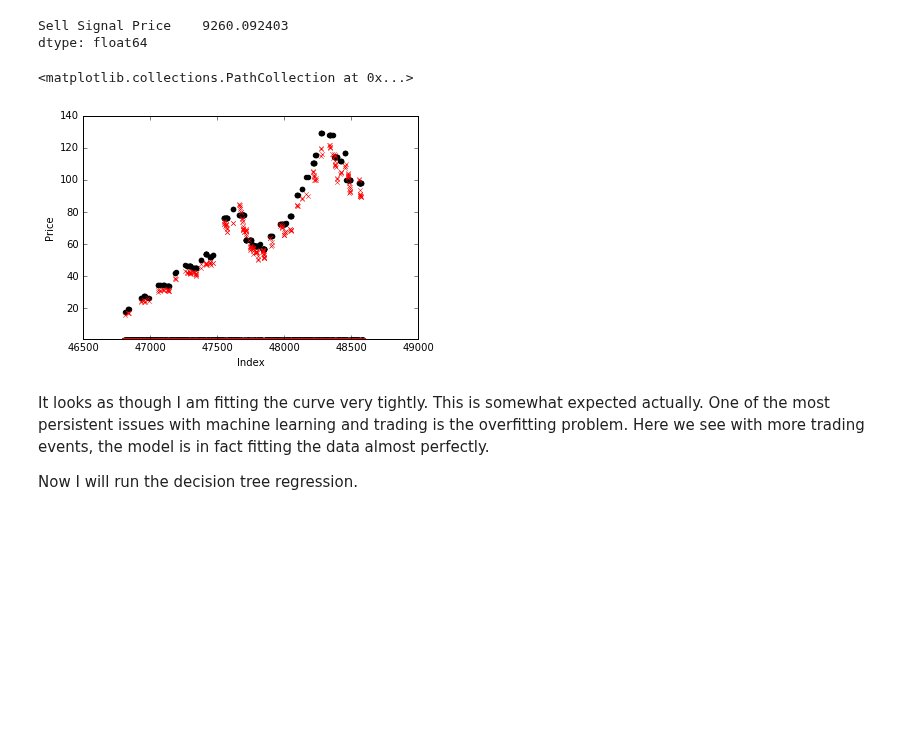
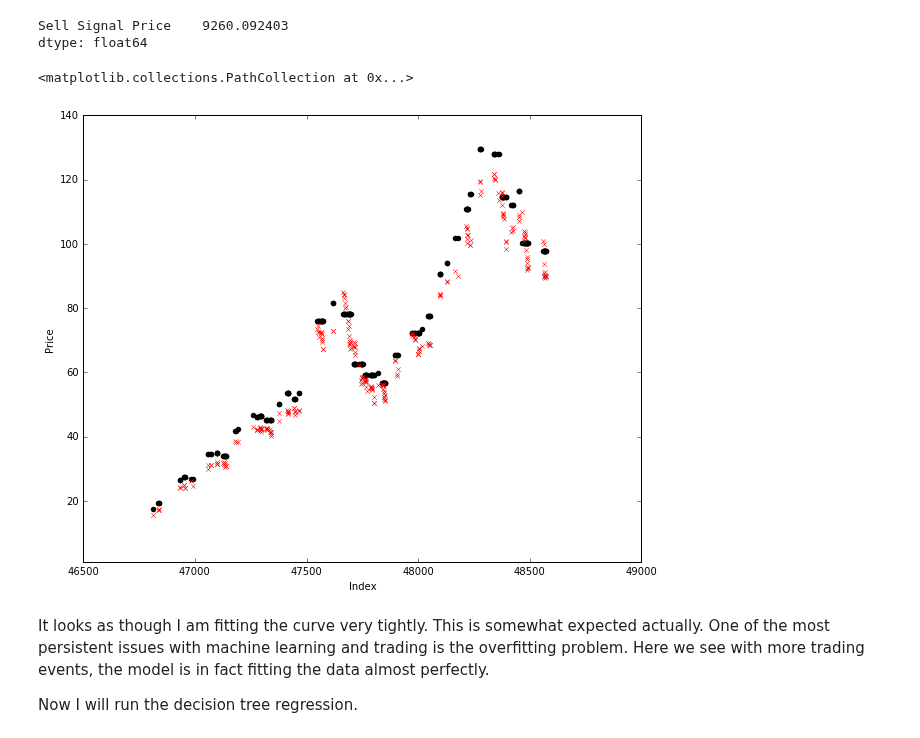
Before and after one commit to theofanislekkas/mlnd, a Jupyter notebook: rsi/Relative Strength Index and Predicting Stock Prices.ipynb, the cells around one changed output. Saved outputs shown, nothing was run; the diff lists cells and outputs as text; code cells hidden in the pictures; blank space fills up the shorter version.

```diff
--- a/rsi/Relative Strength Index and Predicting Stock Prices.ipynb
+++ b/rsi/Relative Strength Index and Predicting Stock Prices.ipynb
@@ -758,14 +760,15 @@ np.sum((aapl309_predictions - aapl_testp) ** 2)
 Sell Signal Price    9260.092403
 dtype: float64
 # %%
+plt.figure(figsize=(10,8))
 plt.scatter(aapl_testf.index, aapl_testp, color='black')
 plt.ylabel('Price')
 plt.xlabel('Index')
 plt.ylim(ymin=1)
 plt.scatter(aapl_testf.index, aapl309_predictions, color='red', linewidth=.5, marker='x')
 # %% [output]
 <matplotlib.collections.PathCollection at 0x...>
-[figure, old version]
+[figure, new version]
 # %% [markdown]
 It looks as though I am fitting the curve very tightly.  This is somewhat expected actually.  One of the most persistent issues with machine learning and trading is the overfitting problem.  Here we see with more trading events, the model is in fact fitting the data almost perfectly.
 
```
Also changed, not shown: parts of 3 cells of this notebook.
